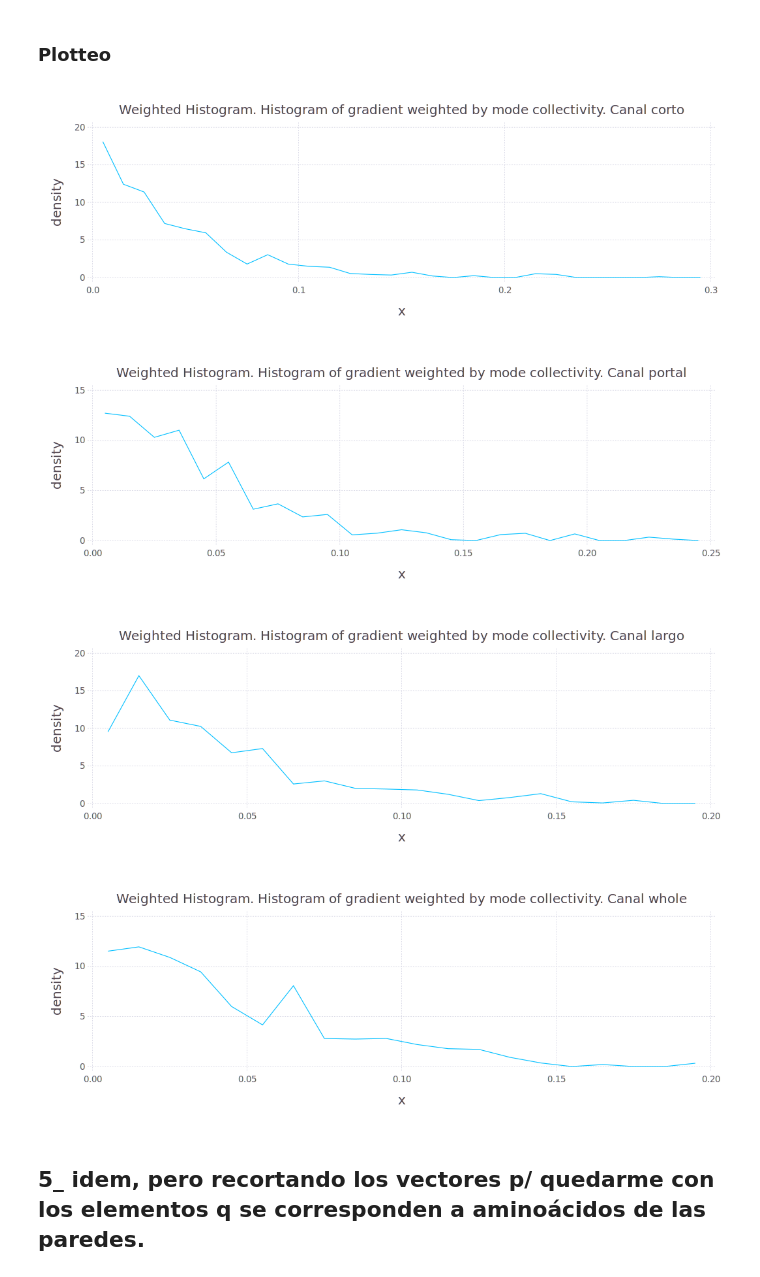
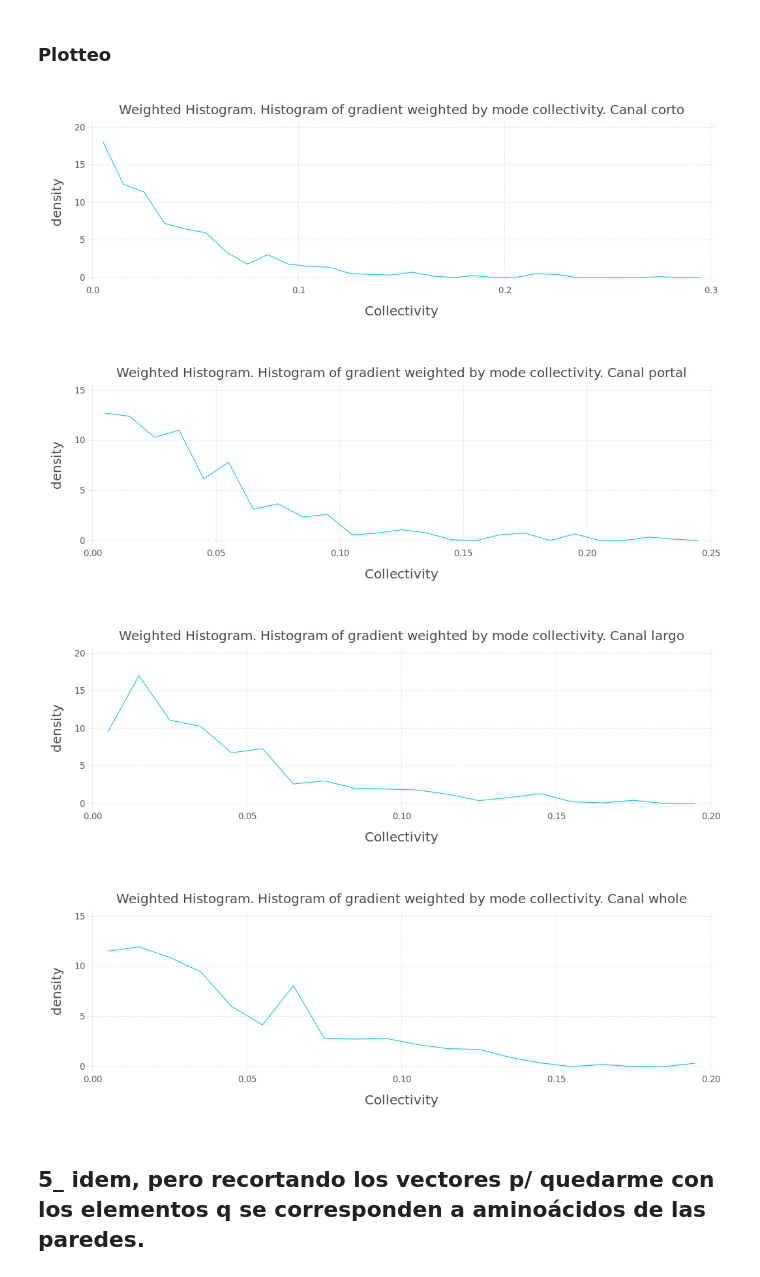
Before and after one commit to pgbarletta/hemo, a Jupyter notebook: src/2NDD_mtn_vol_2.ipynb, the cells around one changed output. Saved outputs shown, nothing was run; the diff lists cells and outputs as text; code cells hidden in the pictures.

Commit message:
Corrected weighted histograms

```diff
--- a/src/2NDD_mtn_vol_2.ipynb
+++ b/src/2NDD_mtn_vol_2.ipynb
@@ -140,7 +125,7 @@ function WeightedHist(in_vec::Array{Float64, 1}, in_bins::Array{Float64, 1}, in_
     # Get weighted histogram
     for i=1:length(in_bins)-1
         temp_bool = (in_vec .>= in_bins[i]) & (in_vec .< in_bins[i+1])
-        out_counts[i] = sum(κ[temp_bool])
+        out_counts[i] = sum(in_weight[temp_bool])
     end
 
     # Get bins middle points
@@ -250,42 +235,42 @@ bins_largo = collect(0:0.01:0.2)
 bins_whole = collect(0:0.01:0.2)
 
 gdte_corto_his, gdte_corto_bins = WeightedHist(abs(gdte_corto), bins_corto, κ)
-df_gdte_corto_his = DataFrame(density = gdte_corto_his, x = gdte_corto_bins)
+df_gdte_corto_his = DataFrame(density = gdte_corto_his, Collectivity = gdte_corto_bins)
 
 gdte_portal_his, gdte_portal_bins = WeightedHist(abs(gdte_portal), bins_portal, κ)
-df_gdte_portal_his = DataFrame(density = gdte_portal_his, x = gdte_portal_bins)
+df_gdte_portal_his = DataFrame(density = gdte_portal_his, Collectivity = gdte_portal_bins)
 
 gdte_largo_his, gdte_largo_bins = WeightedHist(abs(gdte_largo), bins_largo, κ)
-df_gdte_largo_his = DataFrame(density = gdte_largo_his, x = gdte_largo_bins)
+df_gdte_largo_his = DataFrame(density = gdte_largo_his, Collectivity = gdte_largo_bins)
 
 gdte_whole_his, gdte_whole_bins = WeightedHist(abs(gdte_whole), bins_whole, κ);
-df_gdte_whole_his = DataFrame(density = gdte_whole_his, x = gdte_whole_bins);
+df_gdte_whole_his = DataFrame(density = gdte_whole_his, Collectivity = gdte_whole_bins);
 # %% [markdown]
 ### Plotteo
 # %%
-plot(df_gdte_corto_his, x="x", y="density", Geom.line,
+plot(df_gdte_corto_his, x="Collectivity", y="density", Geom.line,
 Guide.title("Weighted Histogram. Histogram of gradient weighted by mode collectivity. Canal corto"),
 Theme(minor_label_font_size = 10pt, major_label_font_size = 15pt, key_title_font_size = 50pt))
 # %% [output]
-[figure, old version]
+[figure, new version]
 # %%
-plot(df_gdte_portal_his, x="x", y="density", Geom.line,
+plot(df_gdte_portal_his, x="Collectivity", y="density", Geom.line,
 Guide.title("Weighted Histogram. Histogram of gradient weighted by mode collectivity. Canal portal"),
 Theme(minor_label_font_size = 10pt, major_label_font_size = 15pt, key_title_font_size = 50pt))
 # %% [output]
-[figure, old version]
+[figure, new version]
 # %%
-plot(df_gdte_largo_his, x="x", y="density", Geom.line,
+plot(df_gdte_largo_his, x="Collectivity", y="density", Geom.line,
 Guide.title("Weighted Histogram. Histogram of gradient weighted by mode collectivity. Canal largo"),
 Theme(minor_label_font_size = 10pt, major_label_font_size = 15pt, key_title_font_size = 50pt))
 # %% [output]
-[figure, old version]
+[figure, new version]
 # %%
-plot(df_gdte_whole_his, x="x", y="density", Geom.line,
+plot(df_gdte_whole_his, x="Collectivity", y="density", Geom.line,
 Guide.title("Weighted Histogram. Histogram of gradient weighted by mode collectivity. Canal whole"),
 Theme(minor_label_font_size = 10pt, major_label_font_size = 15pt, key_title_font_size = 50pt))
 # %% [output]
-[figure, old version]
+[figure, new version]
 # %% [markdown]
 ## 5_ idem, pero recortando los vectores p/ quedarme con los elementos q se corresponden a aminoácidos de las paredes.
 # %% [markdown]
```
Also changed, not shown: parts of 28 cells of this notebook.
